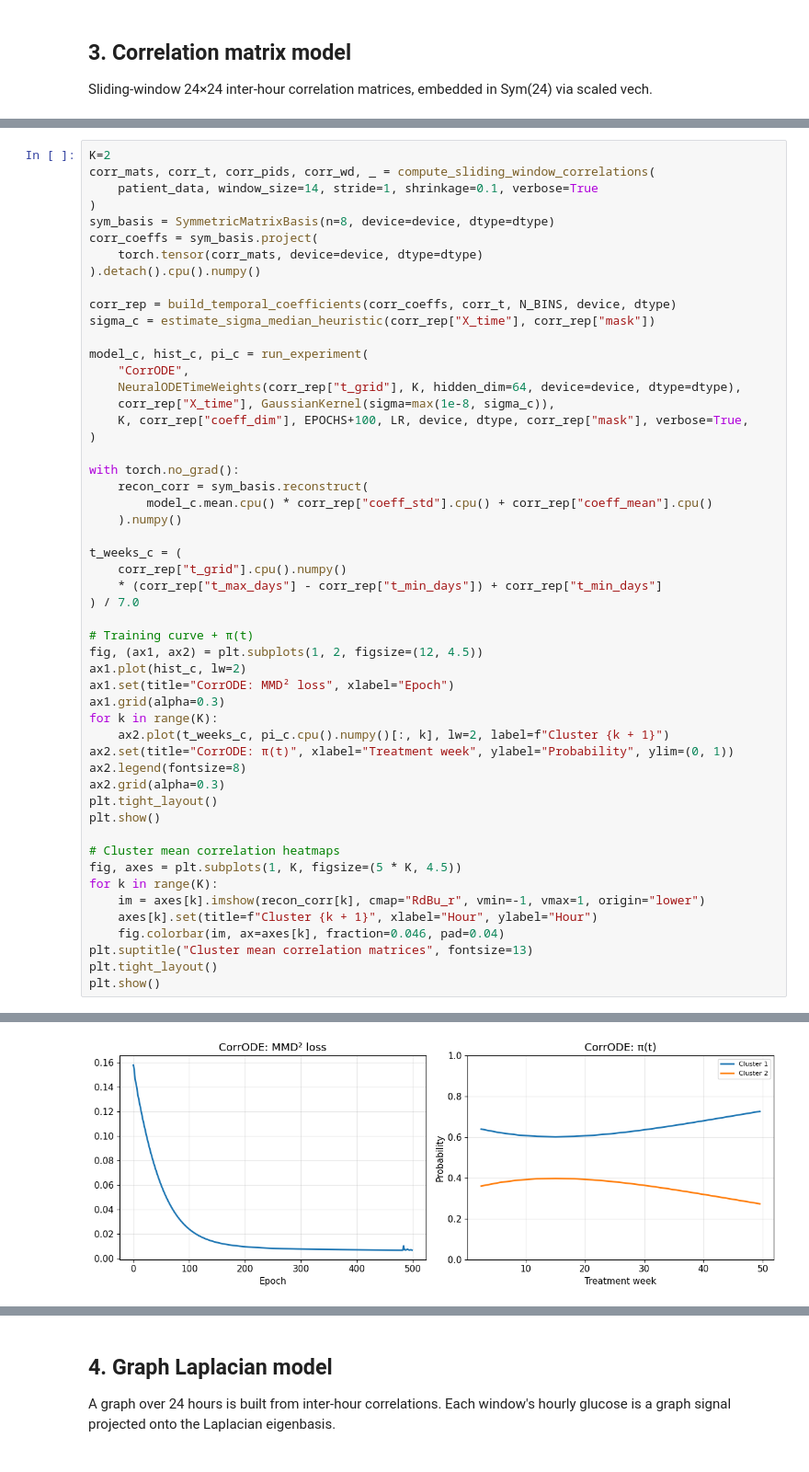
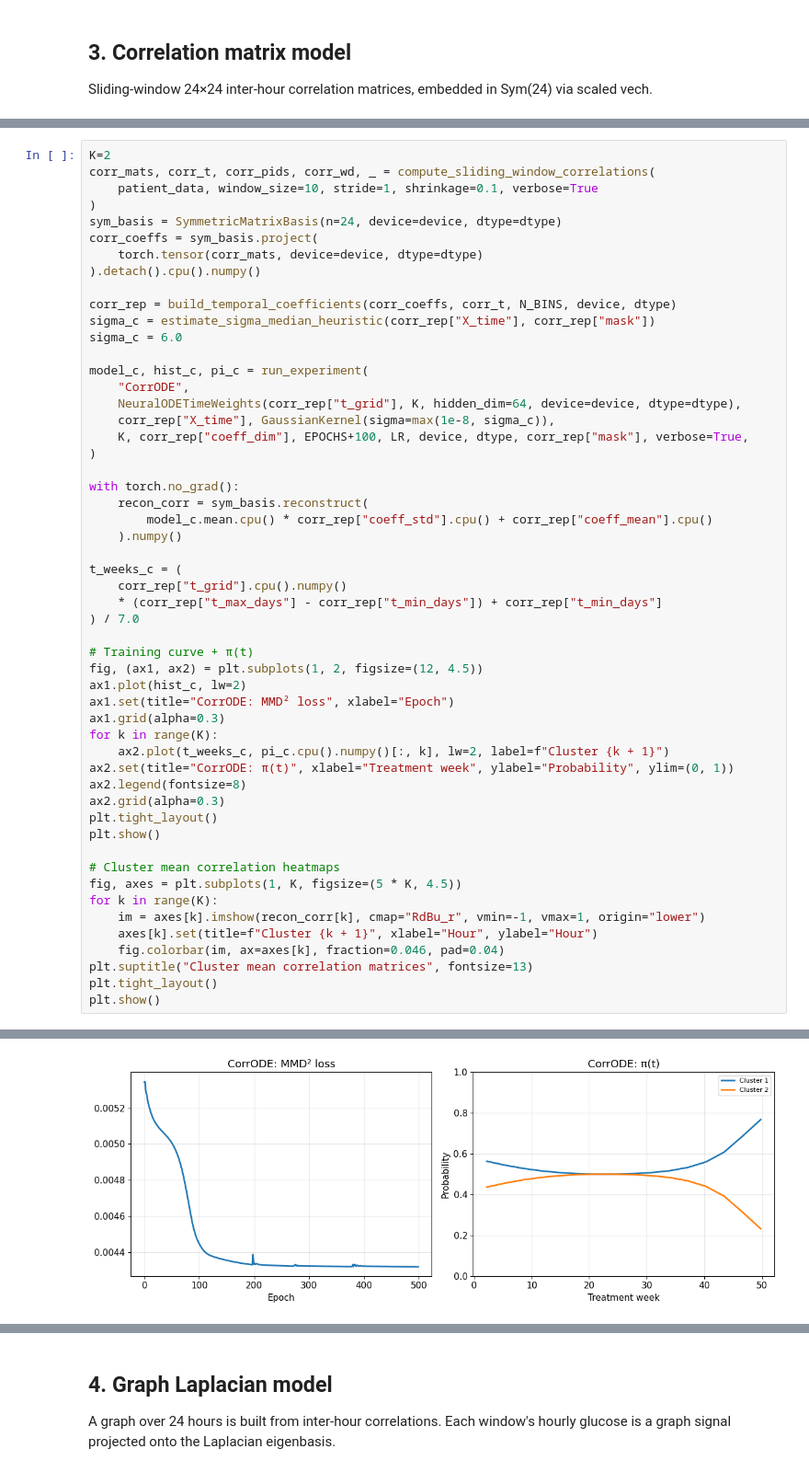
Before and after one commit to dani2442/rkhs-mixture-models, a Jupyter notebook: examples/use_case_visualization.ipynb, the cells around one changed output, grey strips where cells are left out. Shown at 92% size. Saved outputs shown, nothing was run; the diff lists cells and outputs as text.

```diff
--- a/examples/use_case_visualization.ipynb
+++ b/examples/use_case_visualization.ipynb
@@ -815,15 +835,16 @@ Sliding-window 24×24 inter-hour correlation matrices, embedded in Sym(24) via s
 # %%
 K=2
 corr_mats, corr_t, corr_pids, corr_wd, _ = compute_sliding_window_correlations(
-    patient_data, window_size=14, stride=1, shrinkage=0.1, verbose=True
+    patient_data, window_size=10, stride=1, shrinkage=0.1, verbose=True
 )
-sym_basis = SymmetricMatrixBasis(n=8, device=device, dtype=dtype)
+sym_basis = SymmetricMatrixBasis(n=24, device=device, dtype=dtype)
 corr_coeffs = sym_basis.project(
     torch.tensor(corr_mats, device=device, dtype=dtype)
 ).detach().cpu().numpy()
 
 corr_rep = build_temporal_coefficients(corr_coeffs, corr_t, N_BINS, device, dtype)
 sigma_c = estimate_sigma_median_heuristic(corr_rep["X_time"], corr_rep["mask"])
+sigma_c = 6.0
 
 model_c, hist_c, pi_c = run_experiment(
     "CorrODE",
@@ -885 +906 @@ CorrODE mean pi over t: [0.64433714 0.35566286]
-[figure, old version]
+[figure, new version]
```
Also changed, not shown: parts of 9 cells of this notebook.
